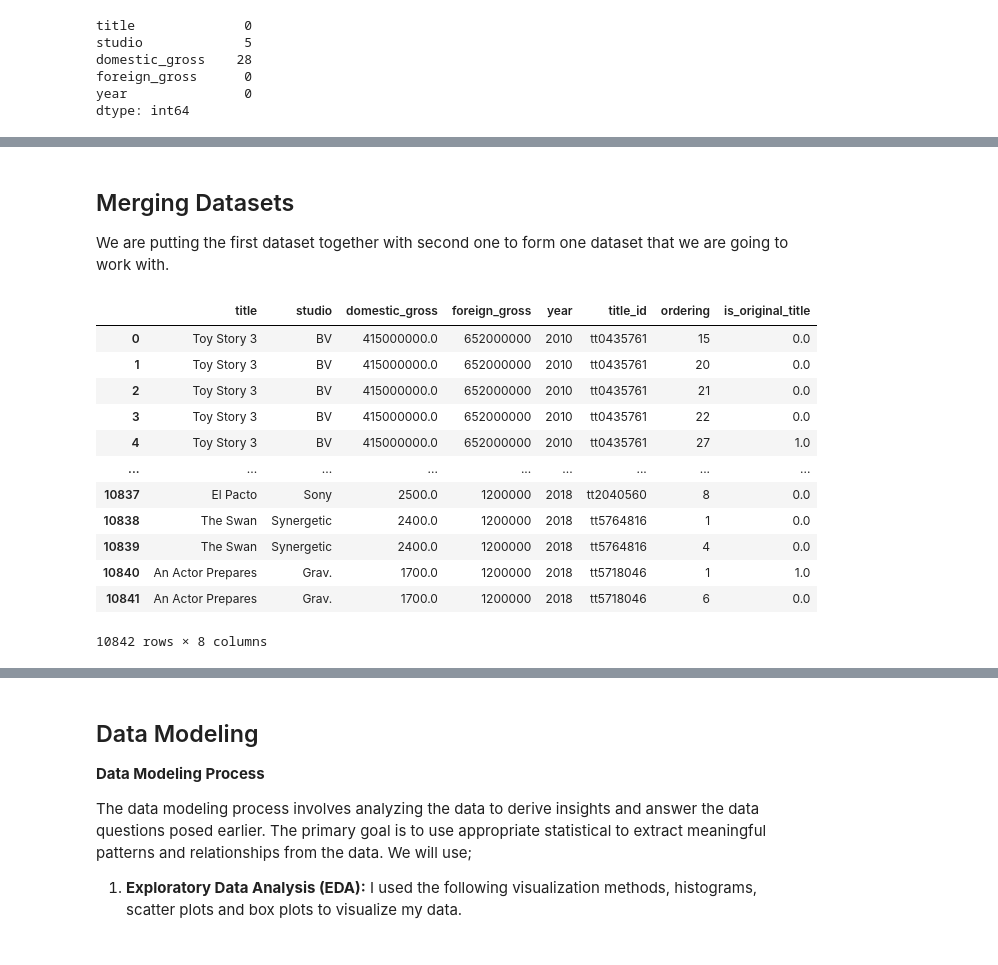
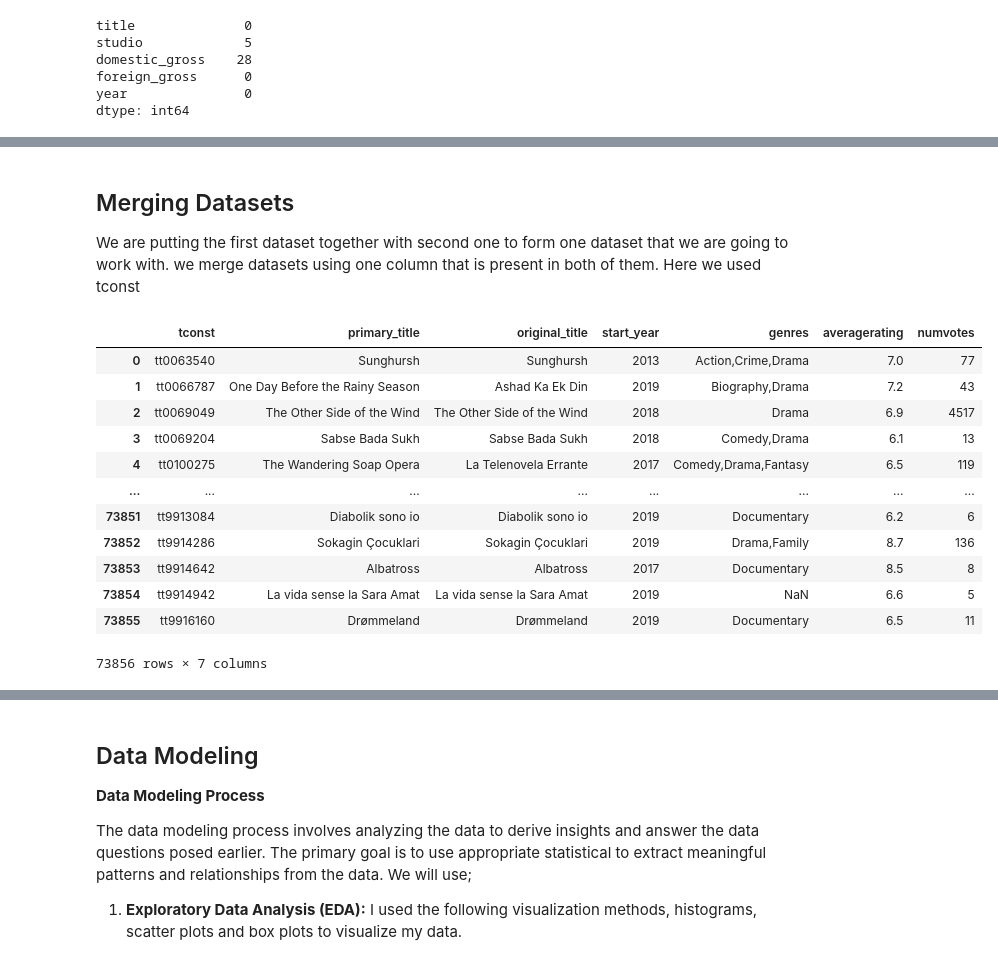
Before and after one commit to celestineolewe/dsc-phase-1-project, a Jupyter notebook: student.ipynb, the cells around one changed output, grey strips where cells are left out. Cells and saved outputs as stored; diff of their text form; code cells hidden in the pictures.

```diff
--- a/student.ipynb
+++ b/student.ipynb
@@ -75,6 +72,6 @@ Data columns (total 5 columns):
 dtypes: float64(1), int64(1), object(3)
 memory usage: 132.4+ KB
 # %%
-data2 = pd.read_csv('title.akas.csv') #reading the second csv file and displaying the first 5 rows
+data2 = pd.read_csv('title.basics.csv') #reading the second csv file and displaying the first 5 rows
 data2.head()
 # %% [output]
@@ -256,5 +247,5 @@ dtype: int64
 # %%
-data2.drop(['region','language', 'types', 'attributes'],axis=1,inplace=True)# here we are dropping the named columns from the second dataset because they have more than 80% of missing data
+data2.drop(['runtime_minutes'],axis=1,inplace=True)# here we are dropping the runtime_minutes columns from the second dataset because it has missing values
 # %%
 data2.head()# displaying the first five rows of the second dataset
 # %% [output]
@@ -267,20 +316,20 @@ data2.head()# displaying the first five rows of the second dataset
 # %% [markdown]
 ## Merging Datasets
-We are putting the first dataset together with second one to form one dataset that we are going to work with.
+We are putting the first dataset together with second one to form one dataset that we are going to work with. we merge datasets using one column that is present in both of them. Here we used tconst
 # %%
-Merging_Dataset = pd.merge(data1_filled, data2, on='title')
+Merging_Dataset = pd.merge(data2, data3, on='tconst')
 Merging_Dataset
 # %% [output]
-|  | title | studio | domestic_gross | foreign_gross | year | title_id | ordering | is_original_title |
-| 0 | Toy Story 3 | BV | 415000000.0 | 652000000 | 2010 | tt0435761 | 15 | 0.0 |
-| 1 | Toy Story 3 | BV | 415000000.0 | 652000000 | 2010 | tt0435761 | 20 | 0.0 |
-| 2 | Toy Story 3 | BV | 415000000.0 | 652000000 | 2010 | tt0435761 | 21 | 0.0 |
-| 3 | Toy Story 3 | BV | 415000000.0 | 652000000 | 2010 | tt0435761 | 22 | 0.0 |
-| 4 | Toy Story 3 | BV | 415000000.0 | 652000000 | 2010 | tt0435761 | 27 | 1.0 |
-| ... | ... | ... | ... | ... | ... | ... | ... | ... |
-| 10837 | El Pacto | Sony | 2500.0 | 1200000 | 2018 | tt2040560 | 8 | 0.0 |
-| 10838 | The Swan | Synergetic | 2400.0 | 1200000 | 2018 | tt5764816 | 1 | 0.0 |
-| 10839 | The Swan | Synergetic | 2400.0 | 1200000 | 2018 | tt5764816 | 4 | 0.0 |
-| 10840 | An Actor Prepares | Grav. | 1700.0 | 1200000 | 2018 | tt5718046 | 1 | 1.0 |
-| 10841 | An Actor Prepares | Grav. | 1700.0 | 1200000 | 2018 | tt5718046 | 6 | 0.0 |
+|  | tconst | primary_title | original_title | start_year | genres | averagerating | numvotes |
+| 0 | tt0063540 | Sunghursh | Sunghursh | 2013 | Action,Crime,Drama | 7.0 | 77 |
+| 1 | tt0066787 | One Day Before the Rainy Season | Ashad Ka Ek Din | 2019 | Biography,Drama | 7.2 | 43 |
+| 2 | tt0069049 | The Other Side of the Wind | The Other Side of the Wind | 2018 | Drama | 6.9 | 4517 |
+| 3 | tt0069204 | Sabse Bada Sukh | Sabse Bada Sukh | 2018 | Comedy,Drama | 6.1 | 13 |
+| 4 | tt0100275 | The Wandering Soap Opera | La Telenovela Errante | 2017 | Comedy,Drama,Fantasy | 6.5 | 119 |
+| ... | ... | ... | ... | ... | ... | ... | ... |
+| 73851 | tt9913084 | Diabolik sono io | Diabolik sono io | 2019 | Documentary | 6.2 | 6 |
+| 73852 | tt9914286 | Sokagin Çocuklari | Sokagin Çocuklari | 2019 | Drama,Family | 8.7 | 136 |
+| 73853 | tt9914642 | Albatross | Albatross | 2017 | Documentary | 8.5 | 8 |
+| 73854 | tt9914942 | La vida sense la Sara Amat | La vida sense la Sara Amat | 2019 | NaN | 6.6 | 5 |
+| 73855 | tt9916160 | Drømmeland | Drømmeland | 2019 | Documentary | 6.5 | 11 |
-10842 rows × 8 columns
+73856 rows × 7 columns
```
Also changed, not shown: parts of 44 cells of this notebook, 2 other files.
